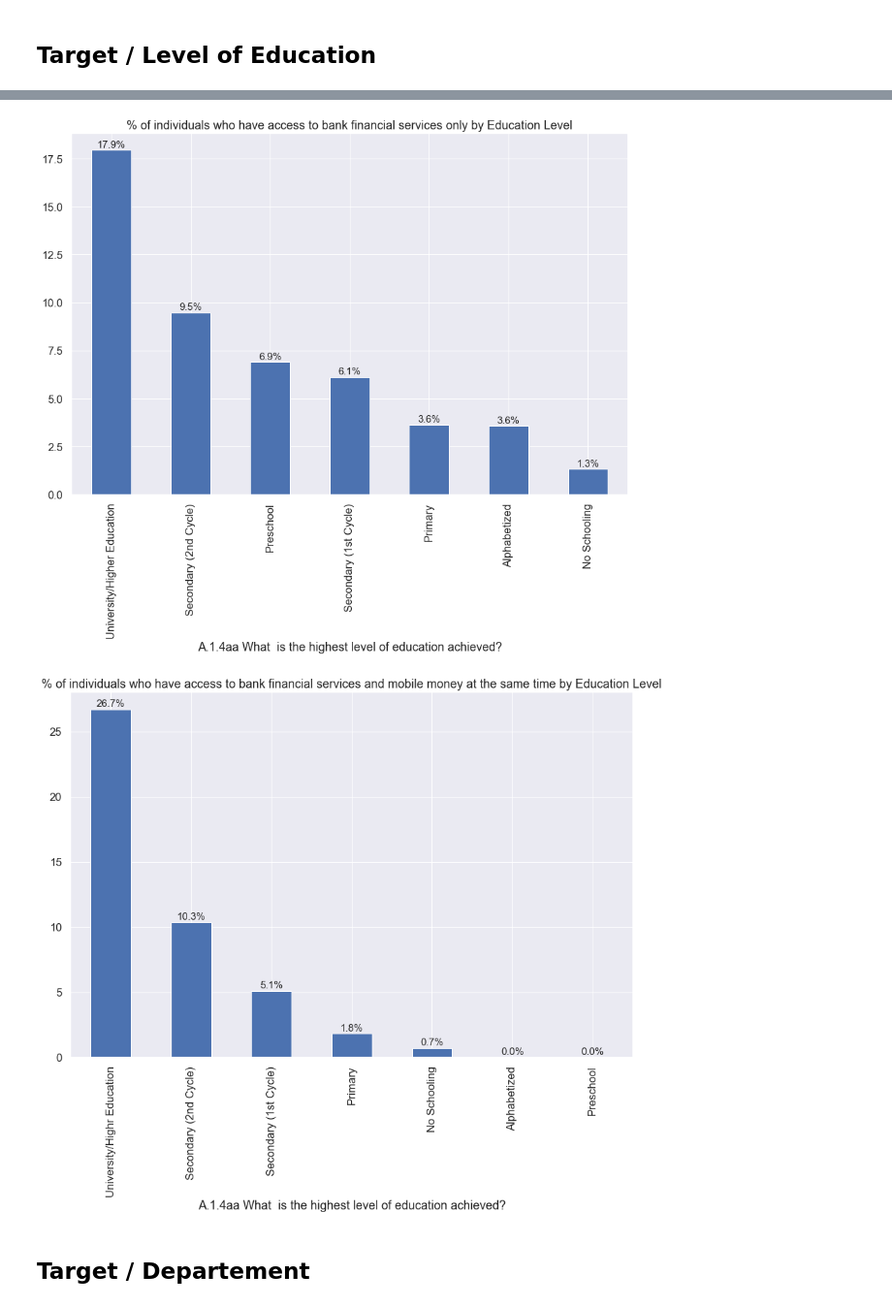
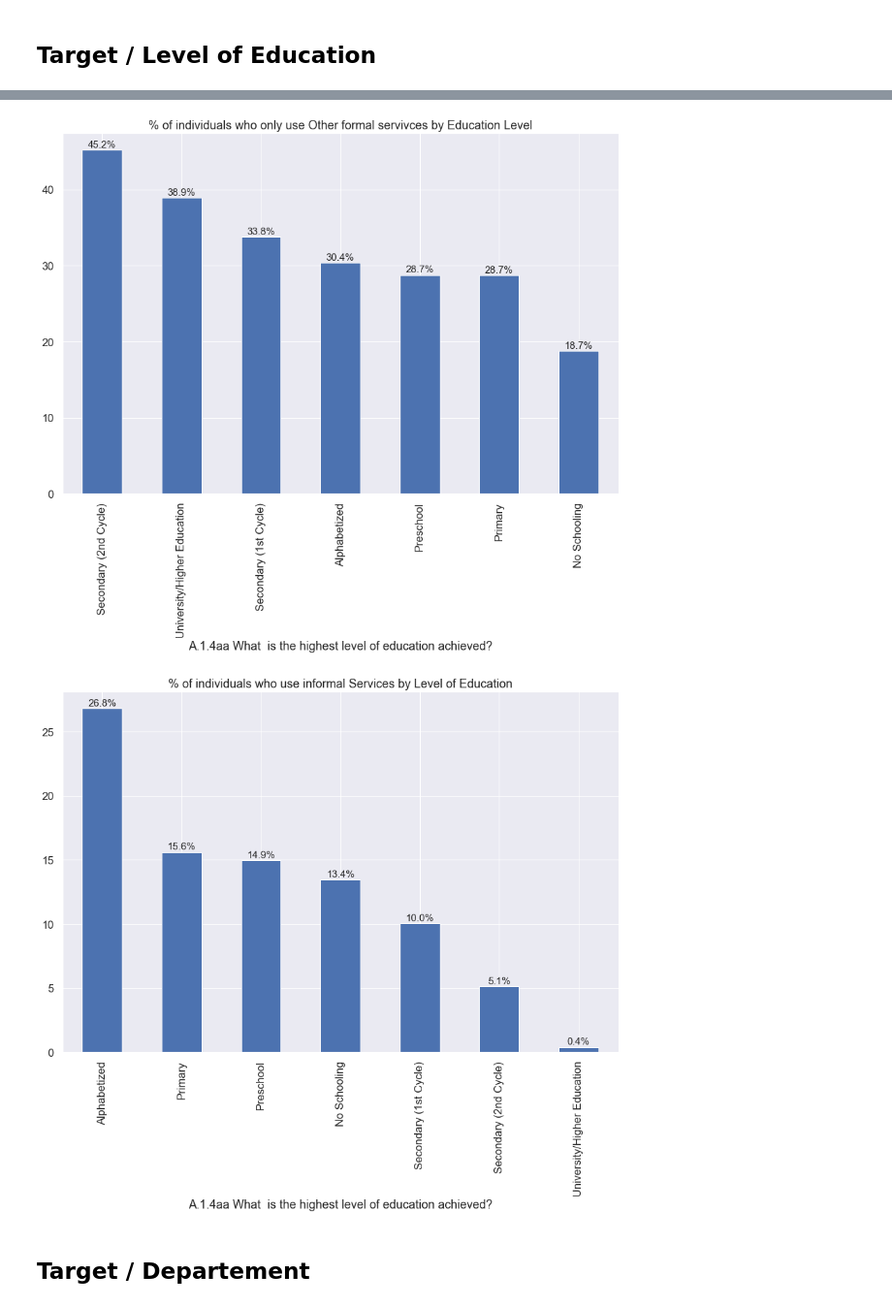
Before and after one commit to VIP509/Finance-Inclusion-1, a Jupyter notebook: Financial Inclusion EDA.ipynb, the cells around one changed output, grey strips where cells are left out. Shown at 97% size. Drawn from its saved outputs; the diff is of its cells as text; code cells hidden in the pictures.

```diff
--- a/Financial Inclusion EDA.ipynb
+++ b/Financial Inclusion EDA.ipynb
@@ -249,0 +239,2 @@ df1['Y'] = df1[['L2a. Have you used the Mobile money services of (name of servic
+# %%
+df1['Financial Access Strand'] = df1['Financial Access Strand'].apply(lambda x : 0 if x == 99  else x)
@@ -469,14 +463,14 @@ plot_bar(df1, columns = 'Y',  title='Do have a bank account?',hue  ='J2a. Do you
 # %% [markdown]
 ## Target / Level of Education
 # %%
-ax = ((df1[df1['Y']==0].groupby(['A.1.4aa What  is the highest level of education achieved?'])['Y'].count()*100)/(df1.groupby(['A.1.4aa What  is the highest level of education achieved?'])['Y'].count())).sort_values(ascending = False).rename(index = {1: 'No Schooling',
+ax = ((df1[df1['Financial Access Strand']==0].groupby(['A.1.4aa What  is the highest level of education achieved?'])['Financial Access Strand'].count()*100)/(df1.groupby(['A.1.4aa What  is the highest level of education achieved?'])['Financial Access Strand'].count())).sort_values(ascending = False).rename(index = {1: 'No Schooling',
  2.0: 'Alphabetized',
  3.0: 'Preschool',
  4.0: 'Primary',
  5.0: 'Secondary (1st Cycle)',
  6.0: 'Secondary (2nd Cycle)',
  7.0: 'University/Highr Education'}).plot.bar()
-plt.title("% of individuals who dont have access to financial services by Education Level")
+plt.title("% of individuals who are financially excluded by Education Level")
 
 for bar in ax.patches:
     ax.annotate('{:.1f}%'.format(bar.get_height()),
@@ -489,12 +483,13 @@ for bar in ax.patches:
 # %%
-ax = ((df1[df1['Y']==1].groupby(['A.1.4aa What  is the highest level of education achieved?'])['Y'].count()*100)/(df1.groupby(['A.1.4aa What  is the highest level of education achieved?'])['Y'].count())).sort_values(ascending = False).rename(index = {1: 'No Schooling',
+ax = ((df1[df1['Financial Access Strand']==1].groupby(['A.1.4aa What  is the highest level of education achieved?'])['Financial Access Strand'].count()*100)/(df1.groupby(['A.1.4aa What  is the highest level of education achieved?'])['Financial Access Strand'].count())).sort_values(ascending = False).rename(index = {1: 'No Schooling',
  2.0: 'Alphabetized',
  3.0: 'Preschool',
  4.0: 'Primary',
  5.0: 'Secondary (1st Cycle)',
  6.0: 'Secondary (2nd Cycle)',
  7.0: 'University/Higher Education'}).plot.bar()
-plt.title("% of individuals who have access to mobile money only by Education Level")
+fig.set_size_inches(15, 10)
+plt.title("% of individuals who are bancarised by Education Level")
 for bar in ax.patches:
     ax.annotate('{:.1f}%'.format(bar.get_height()),
                    (bar.get_x() + bar.get_width() / 2,
@@ -506,5 +501,5 @@ for bar in ax.patches:
 # %%
-ax = ((df1[df1['Y']==2].groupby(['A.1.4aa What  is the highest level of education achieved?'])['Y'].count()*100)/(df1.groupby(['A.1.4aa What  is the highest level of education achieved?'])['Y'].count())).sort_values(ascending = False).rename(index = {1: 'No Schooling',
+ax = ((df1[df1['Financial Access Strand']==2].groupby(['A.1.4aa What  is the highest level of education achieved?'])['Financial Access Strand'].count()*100)/(df1.groupby(['A.1.4aa What  is the highest level of education achieved?'])['Financial Access Strand'].count())).sort_values(ascending = False).rename(index = {1: 'No Schooling',
  2.0: 'Alphabetized',
  3.0: 'Preschool',
  4.0: 'Primary',
@@ -513,7 +508,7 @@ ax = ((df1[df1['Y']==2].groupby(['A.1.4aa What  is the highest level of educatio
  7.0: 'University/Higher Education'}).plot.bar()
 fig = plt.gcf()
 fig.set_size_inches(15, 10)
-plt.title("% of individuals who have access to bank financial services only by Education Level")
+plt.title("% of individuals who only use Other formal services by Education Level")
 for bar in ax.patches:
     ax.annotate('{:.1f}%'.format(bar.get_height()),
                    (bar.get_x() + bar.get_width() / 2,
@@ -521,26 +516,26 @@ for bar in ax.patches:
                    size=15, xytext=(0, 8),
                    textcoords='offset points')
 # %% [output]
-[figure, old version]
+[figure, new version]
 # %%
-ax  = ((df1[df1['Y']==3].groupby(['A.1.4aa What  is the highest level of education achieved?'])['Y'].count()*100)/(df1.groupby(['A.1.4aa What  is the highest level of education achieved?'])['Y'].count())).sort_values(ascending = False).rename(index = {1: 'No Schooling',
+ax  = ((df1[df1['Financial Access Strand']==3].groupby(['A.1.4aa What  is the highest level of education achieved?'])['Financial Access Strand'].count()*100)/(df1.groupby(['A.1.4aa What  is the highest level of education achieved?'])['Financial Access Strand'].count())).sort_values(ascending = False).rename(index = {1: 'No Schooling',
  2.0: 'Alphabetized',
  3.0: 'Preschool',
  4.0: 'Primary',
  5.0: 'Secondary (1st Cycle)',
  6.0: 'Secondary (2nd Cycle)',
  7.0: 'University/Higher Education'}).plot.bar()
 
 fig = plt.gcf()
 fig.set_size_inches(15, 10)
-plt.title("% of individuals who have access to bank financial services and mobile money at the same time by Education Level")
+plt.title("% of individuals who use informal Services by Level of Education")
 for bar in ax.patches:
     ax.annotate('{:.1f}%'.format(bar.get_height()),
                    (bar.get_x() + bar.get_width() / 2,
                     bar.get_height()), ha='center', va='center',
                    size=15, xytext=(0, 8),
                    textcoords='offset points')
 # %% [output]
-[figure, old version]
+[figure, new version]
 # %% [markdown]
 ## Target / Departement
```
Also changed, not shown: parts of 67 cells of this notebook, 2 other files.
